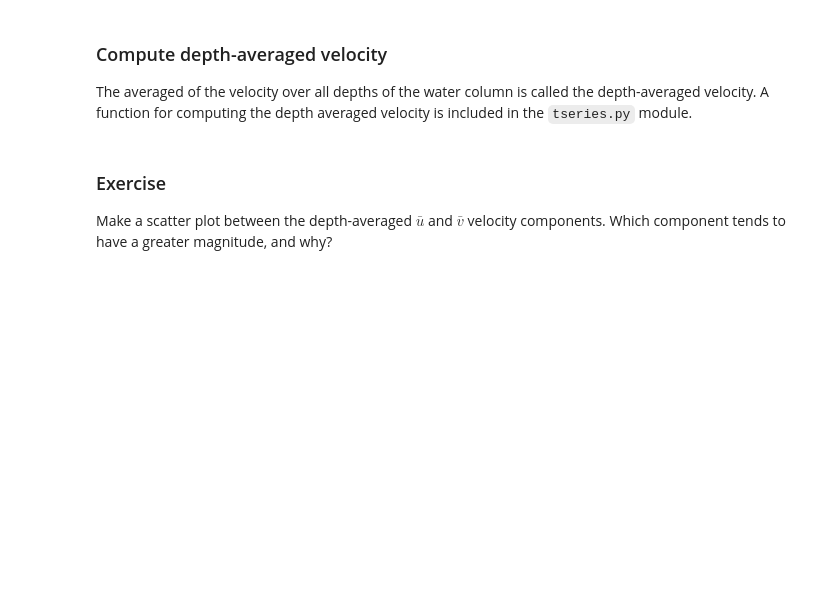
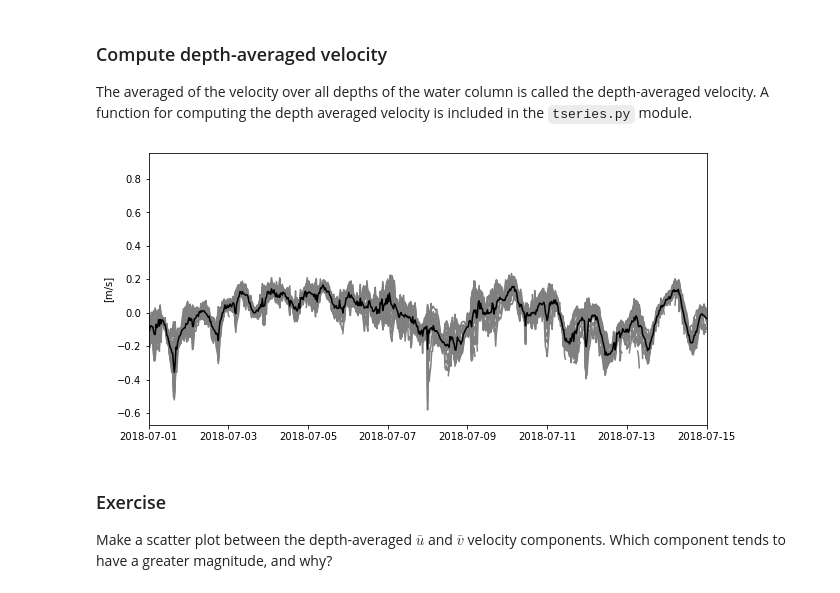
Before and after one commit to mlmldata2020/HW9, a Jupyter notebook: 1-in-class-ooi-adcp-analysis.ipynb, the cells around one changed output. Drawn from its saved outputs; the diff is of its cells as text; code cells hidden in the pictures; blank space fills up the shorter version.

```diff
--- a/1-in-class-ooi-adcp-analysis.ipynb
+++ b/1-in-class-ooi-adcp-analysis.ipynb
@@ -145,12 +166,13 @@ ds['vda'].attrs['units'] = 'm/s'
 plt.figure()
 # insert code here
 # %%
-plt.figure()
+plt.figure(figsize=(10,5))
 h1 = plt.plot(ds['time'],ds['v'].where(good),color='gray');
 h2 = plt.plot(ds['time'],ds['vda'],color='k');
 plt.xlim([t1,t2]);
-plt.legend([h1,h2],['individual depths','depth average']);
 plt.ylabel('[m/s]');
+# %% [output]
+[figure, added]
 # %% [markdown]
 ### Exercise
 
```
Also changed, not shown: parts of 11 cells of this notebook, 1 other file.
